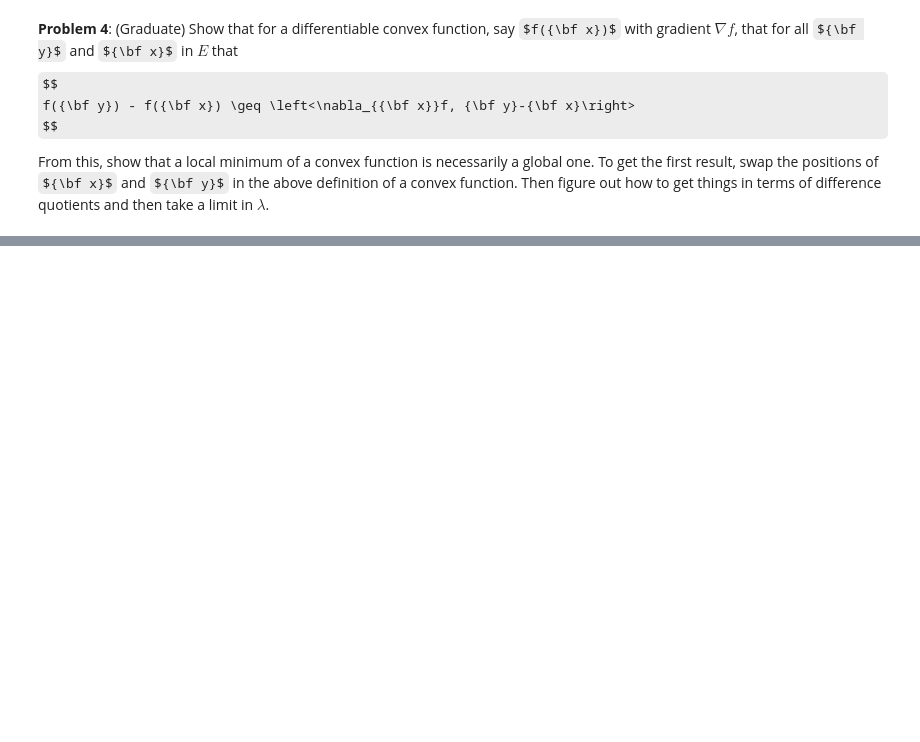
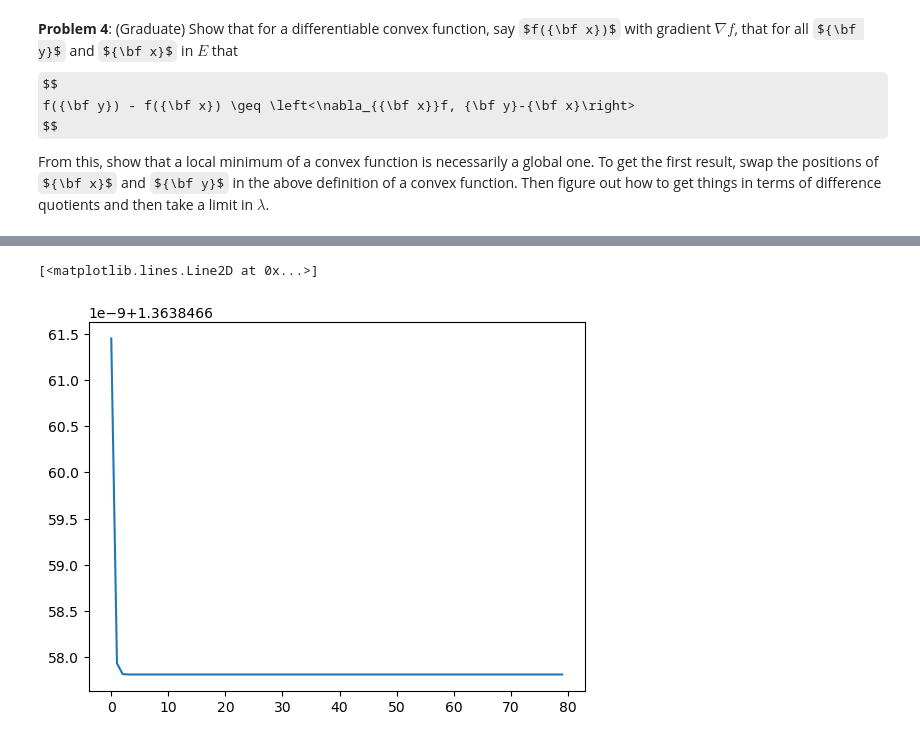
Before and after one commit to cwcurtis/MATH-596-Mathematical-Data-Science, a Jupyter notebook: Assignments/Homework_Six.ipynb, the cells around one changed output, grey strips where cells are left out. Cells and saved outputs as stored; diff of their text form; code cells hidden in the pictures; some formulas as TeX source; blank space fills up the shorter version.

```diff
--- a/Assignments/Homework_Six.ipynb
+++ b/Assignments/Homework_Six.ipynb
@@ -166,0 +202,5 @@ cbar = fig.colorbar(cplot)
+# %%
+plt.plot(gradfpath[20:])
+# %% [output]
+[<matplotlib.lines.Line2D at 0x...>]
+[figure, added]
```
Also changed, not shown: parts of 5 cells of this notebook, 1 other file.
